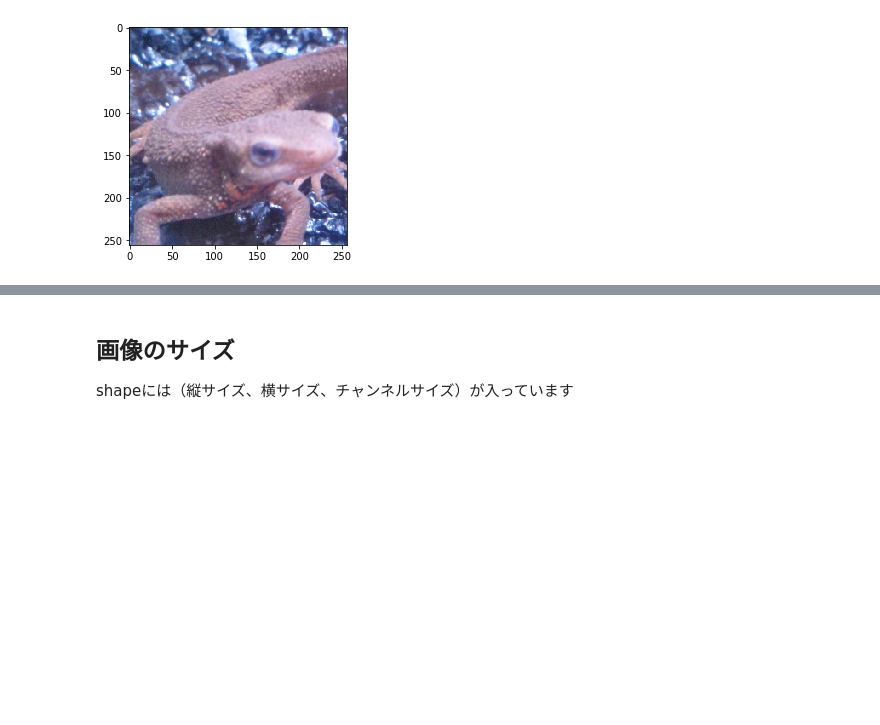
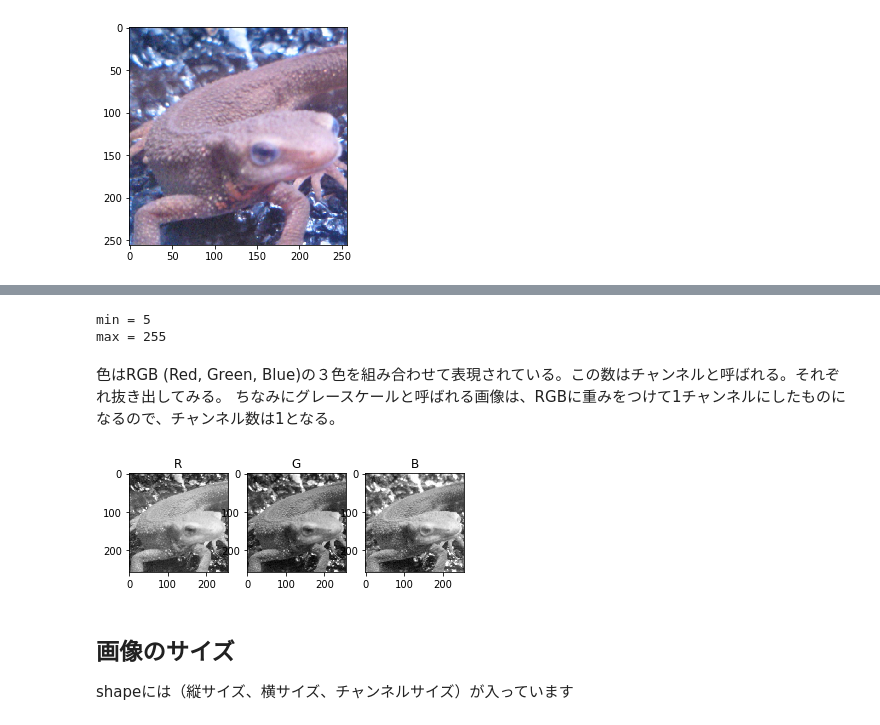
Before and after one commit to 3w36zj6/image-processing-100knock, a Jupyter notebook: Tutorial/Tutorial_python.ipynb, the cells around one changed output, grey strips where cells are left out. Drawn from its saved outputs; the diff is of its cells as text; code cells hidden in the pictures; blank space fills up the shorter version.

```diff
--- a/Tutorial/Tutorial_python.ipynb
+++ b/Tutorial/Tutorial_python.ipynb
@@ -98,3 +105,28 @@ plt.show()
+# %%
+print('min =', img.min())
+print('max =', img.max())
+# %% [output]
+min = 5
+max = 255
+# %% [markdown]
+色はRGB (Red, Green, Blue)の３色を組み合わせて表現されている。この数はチャンネルと呼ばれる。それぞれ抜き出してみる。
+ちなみにグレースケールと呼ばれる画像は、RGBに重みをつけて1チャンネルにしたものになるので、チャンネル数は1となる。
+# %%
+r = img[..., 0]
+g = img[..., 1]
+b = img[..., 2]
+plt.subplot(1, 3, 1)
+plt.title('R')
+plt.imshow(r, cmap='gray')
+plt.subplot(1, 3, 2)
+plt.title('G')
+plt.imshow(g, cmap='gray')
+plt.subplot(1, 3, 3)
+plt.title('B')
+plt.imshow(b, cmap='gray')
+plt.show()
+# %% [output]
+[figure, added]
 # %% [markdown]
 ## 画像のサイズ
 
```
Also changed, not shown: parts of 5 cells of this notebook.
